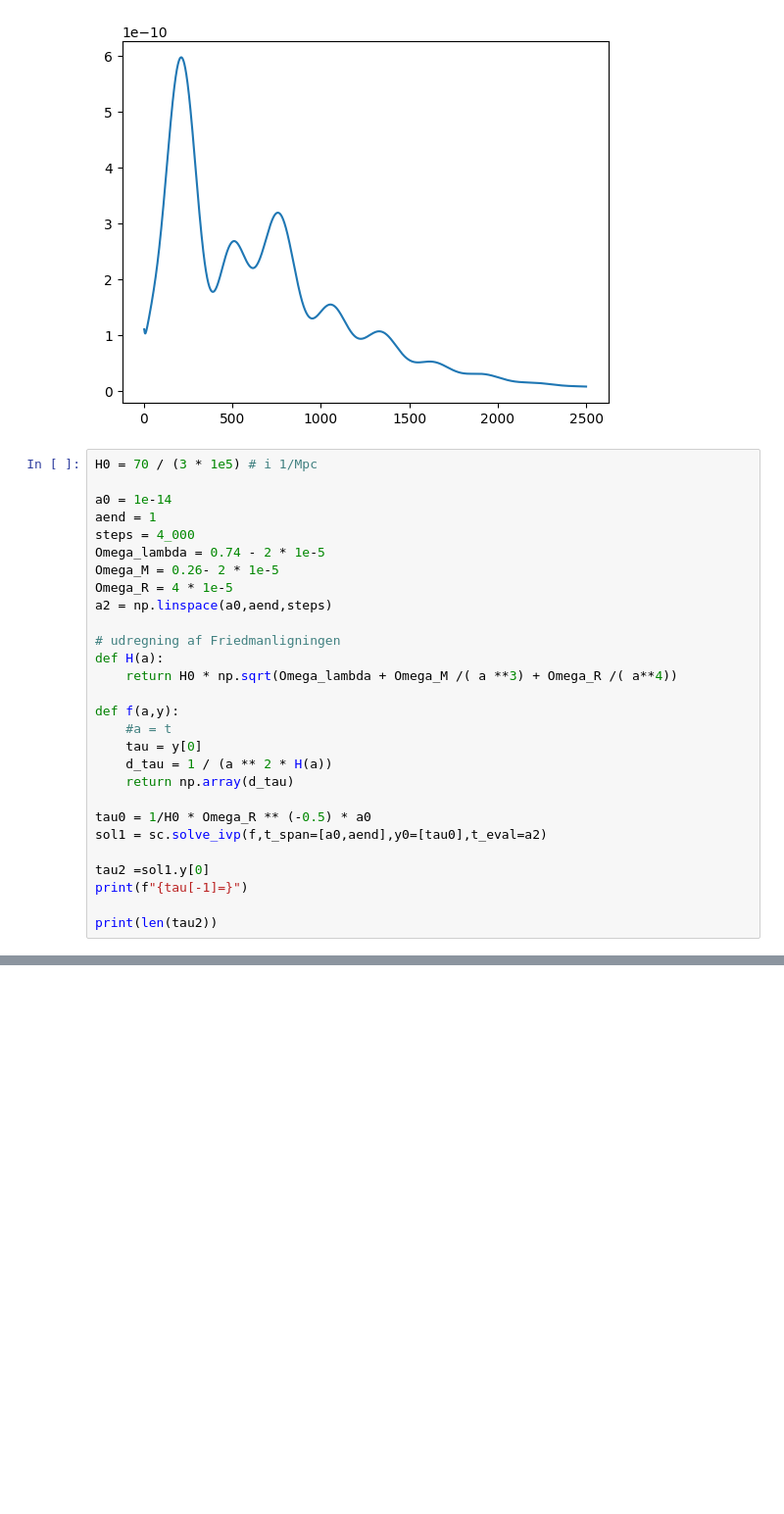
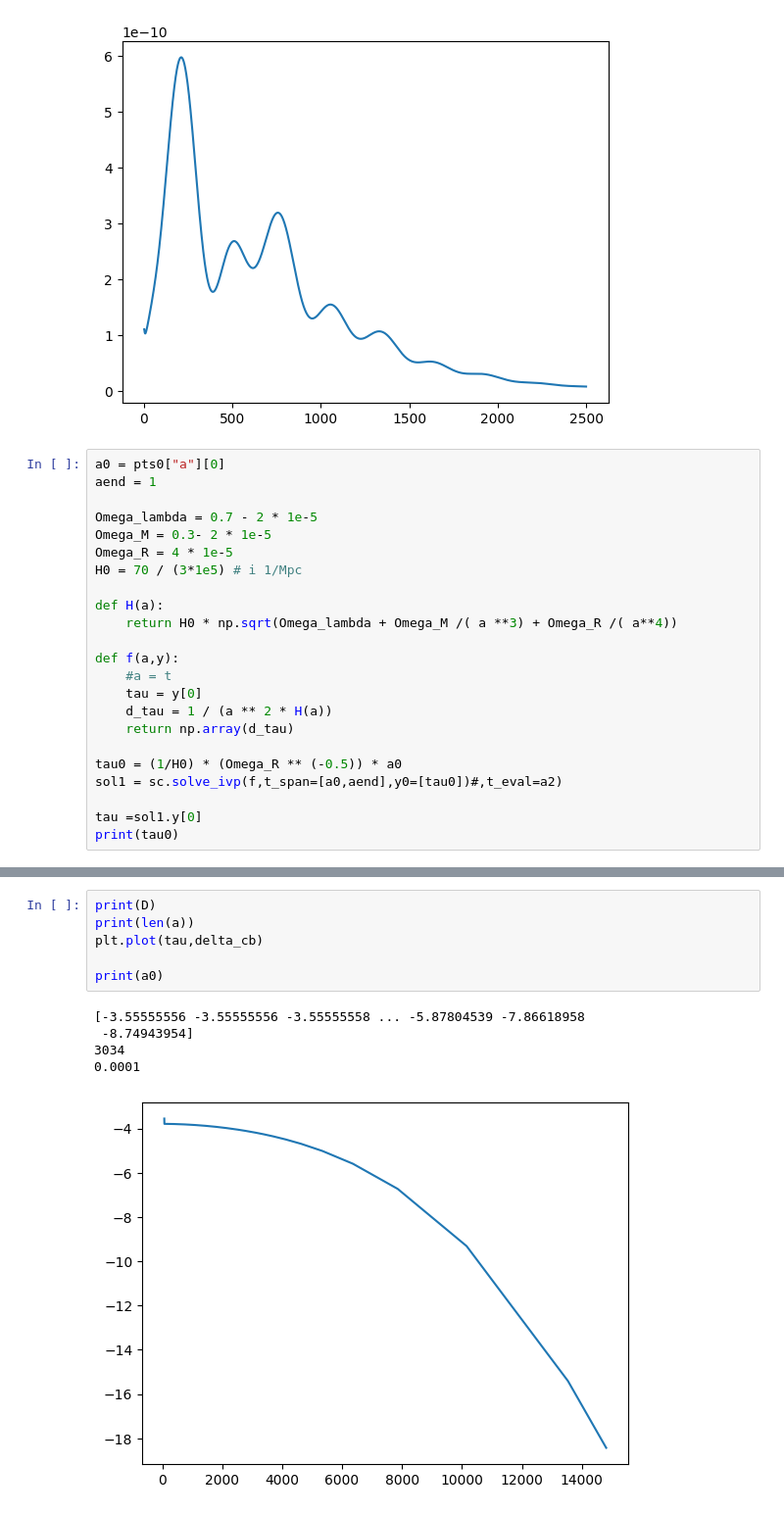
Before and after one commit to eriksteenberg/Grim-kode, a Jupyter notebook: Class shenanigens.ipynb, the cells around one changed output, grey strips where cells are left out. Shown: that part at 98% size. Cells and saved outputs as stored; diff of their text form; blank space fills up the shorter version.

```diff
--- a/Class shenanigens.ipynb
+++ b/Class shenanigens.ipynb
@@ -55,17 +56,14 @@ plt.plot(l, factor*cl_lensed['tt'][2:])
 [<matplotlib.lines.Line2D at 0x...>]
 [figure]
 # %%
-H0 = 70 / (3 * 1e5) # i 1/Mpc
+a0 = pts0["a"][0]
+aend = 1
 
-a0 = 1e-14
-aend = 1
-steps = 4_000
-Omega_lambda = 0.74 - 2 * 1e-5
-Omega_M = 0.26- 2 * 1e-5
+Omega_lambda = 0.7 - 2 * 1e-5
+Omega_M = 0.3- 2 * 1e-5
 Omega_R = 4 * 1e-5
-a2 = np.linspace(a0,aend,steps)
+H0 = 70 / (3*1e5) # i 1/Mpc
 
-# udregning af Friedmanligningen
 def H(a):
     return H0 * np.sqrt(Omega_lambda + Omega_M /( a **3) + Omega_R /( a**4))
 
@@ -75,11 +73,9 @@ def f(a,y):
     d_tau = 1 / (a ** 2 * H(a))
     return np.array(d_tau)
 
-tau0 = 1/H0 * Omega_R ** (-0.5) * a0
-sol1 = sc.solve_ivp(f,t_span=[a0,aend],y0=[tau0],t_eval=a2)
+tau0 = (1/H0) * (Omega_R ** (-0.5)) * a0
+sol1 = sc.solve_ivp(f,t_span=[a0,aend],y0=[tau0])#,t_eval=a2)
 
-tau2 =sol1.y[0]
-print(f"{tau[-1]=}")
-
-print(len(tau2))
+tau =sol1.y[0]
+print(tau0)
 # %% [output]
@@ -333,0 +279,12 @@ print(tau_g1)
+# %%
+print(D)
+print(len(a))
+plt.plot(tau,delta_cb)
+
+print(a0)
+# %% [output]
+[-3.55555556 -3.55555556 -3.55555558 ... -5.87804539 -7.86618958
+ -8.74943954]
+3034
+0.0001
+[figure, added]
```
Also changed, not shown: parts of 16 cells of this notebook.
